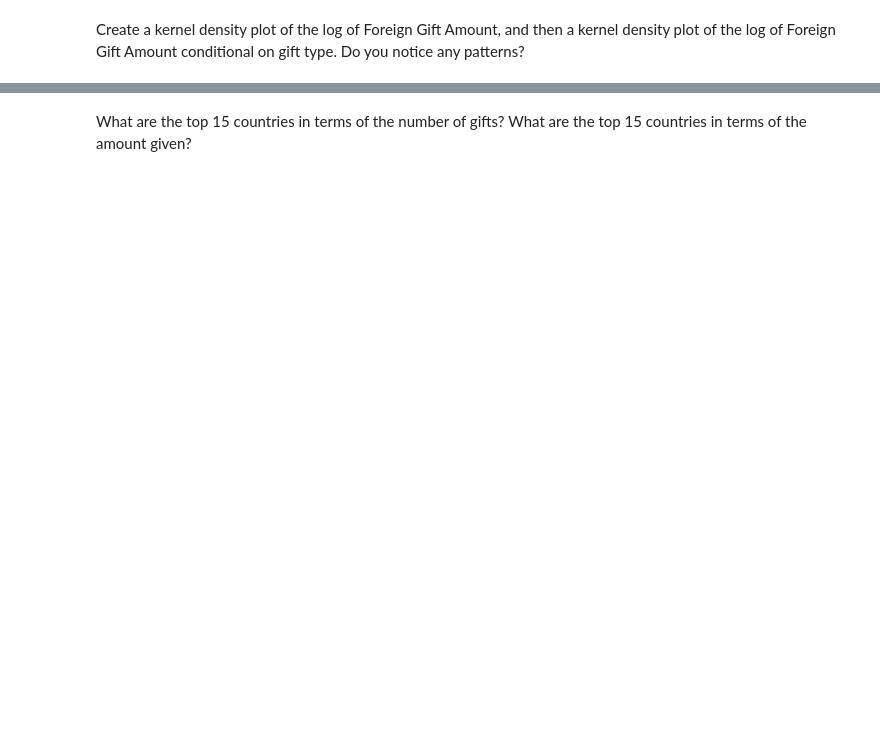
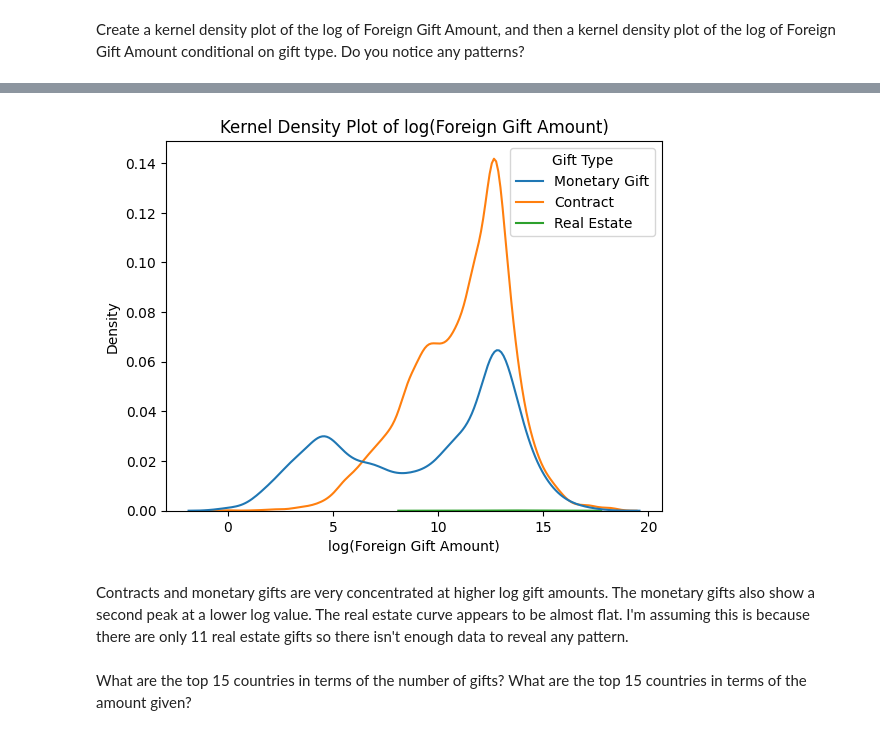
Before and after one commit to voleann/A02-eda-and-visualization, a Jupyter notebook: notebook.ipynb, the cells around one changed output, grey strips where cells are left out. Cells and saved outputs as stored; diff of their text form; code cells hidden in the pictures; blank space fills up the shorter version.

```diff
--- a/notebook.ipynb
+++ b/notebook.ipynb
@@ -141,4 +146,13 @@ plt.show()
 # %%
 # 4-cont. Kernel Density Plot for log(Foreign Gift Amount) conditional on Gift Type
+sns.kdeplot(data=df, x='log_foreign_gift_amount', hue='Gift Type')
+plt.xlabel('log(Foreign Gift Amount)')
+plt.ylabel('Density')
+plt.title('Kernel Density Plot of log(Foreign Gift Amount)')
+plt.show()
+# %% [output]
+[figure, added]
+# %% [markdown]
+Contracts and monetary gifts are very concentrated at higher log gift amounts. The monetary gifts also show a second peak at a lower log value. The real estate curve appears to be almost flat. I'm assuming this is because there are only 11 real estate gifts so there isn't enough data to reveal any pattern.
 # %% [markdown]
 What are the top 15 countries in terms of the number of gifts? What are the top 15 countries in terms of the amount given?
```
Also changed, not shown: parts of 17 cells of this notebook.
